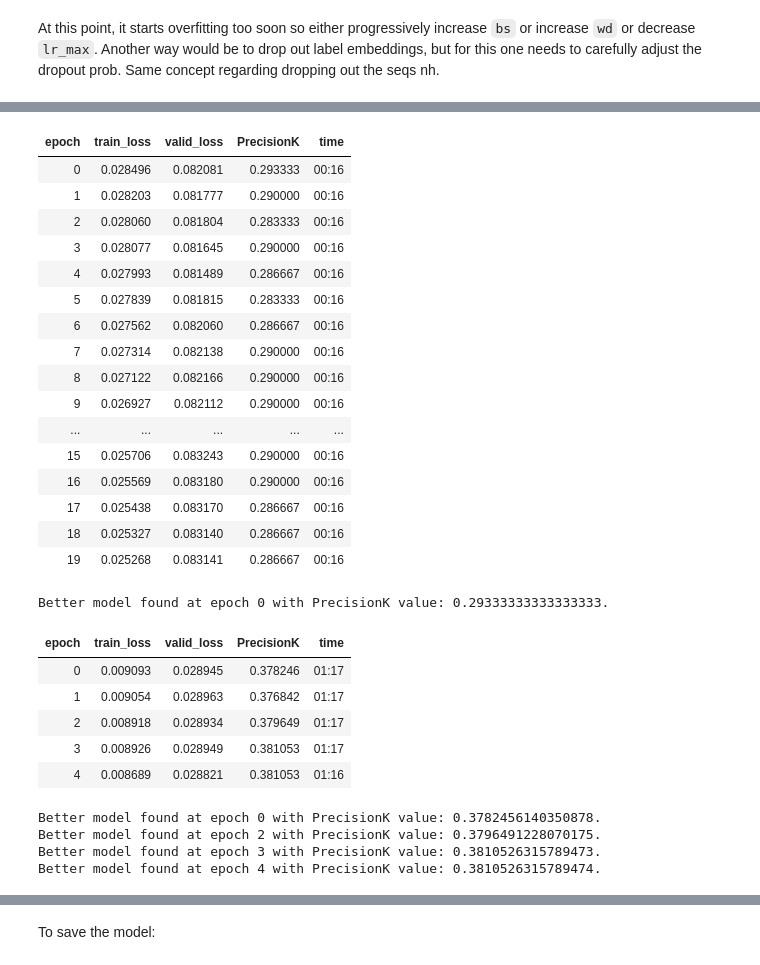
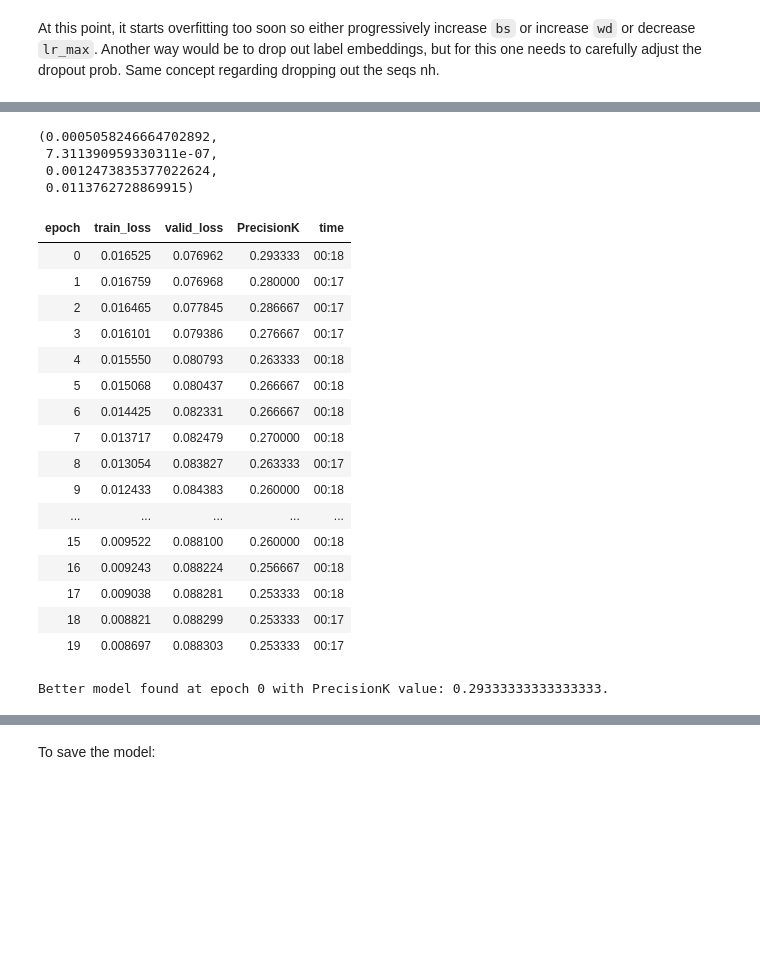
Before and after one commit to debjyotiSRoy/xcube_old, a Jupyter notebook: nbs/examples/mimic/sample/mimic3-9k_sample.ipynb, the cells around one changed output, grey strips where cells are left out. Saved outputs shown, nothing was run; the diff lists cells and outputs as text; code cells hidden in the pictures; blank space fills up the shorter version.

```diff
--- a/nbs/examples/mimic/sample/mimic3-9k_sample.ipynb
+++ b/nbs/examples/mimic/sample/mimic3-9k_sample.ipynb
@@ -706,2 +703,0 @@ Better model found at epoch 7 with PrecisionK value: 0.3.
-# %%
-learn.fit_one_cycle(1, lr_max=lr_min, moms=(0.8,0.7,0.8), wd=0.1)
@@ -716,6 +709,6 @@ Now we will pass -2 to `freeze_to` to freeze all except the last two parameter g
 learn.freeze_to(-2)
 # %%
 learn.fit_one_cycle(5, lr_max=1e-3, moms=(0.8,0.7,0.8), wd=0.1,
-                    cbs=SaveModelCallback(monitor='PrecisionK', fname=file_prefix+'_clas'))
+                    cbs=SaveModelCallback(monitor='PrecisionK', fname=clas_path.stem))
 # %% [output]
 | epoch | train_loss | valid_loss | PrecisionK | time |
@@ -734,6 +724,6 @@ Now we will unfreeze a bit more, recompute learning rate and continue training:
 learn.freeze_to(-3)
 # %%
 learn.fit_one_cycle(6, lr_max=1e-3, moms=(0.8,0.7,0.8), wd=0.2,
-                   cbs=SaveModelCallback(monitor='PrecisionK', fname=file_prefix+'_clas'))
+                   cbs=SaveModelCallback(monitor='PrecisionK', fname=clas_path.stem))
 # %% [output]
 | epoch | train_loss | valid_loss | PrecisionK | time |
@@ -751,3 +738,0 @@ learn.freeze_to(-4)
-# %%
-learn.fit_one_cycle(5, lr_max=1e-3, moms=(0.8,0.7,0.8), wd=0.2,
-                   cbs=SaveModelCallback(monitor='PrecisionK', fname=file_prefix+'_clas'))
@@ -769,36 +750,29 @@ At this point, it starts overfitting too soon so either progressively increase `
+# %%
+lr_min, lr_steep, lr_valley, lr_slide
+# %% [output]
+(0.0005058246664702892,
+ 7.311390959330311e-07,
+ 0.0012473835377022624,
+ 0.0113762728869915)
 # %%
-learn.fit_one_cycle(20, lr_max=1e-4, moms=(0.8,0.7,0.8), wd=0.2,
-                   cbs=SaveModelCallback(monitor='PrecisionK', fname=file_prefix+'_clas'))
+learn.fit_one_cycle(20, lr_max=5e-4, moms=(0.8,0.7,0.8), wd=0.2,
+                   cbs=SaveModelCallback(monitor='PrecisionK', fname=clas_path.stem))
 # %% [output]
 | epoch | train_loss | valid_loss | PrecisionK | time |
-| 0 | 0.028496 | 0.082081 | 0.293333 | 00:16 |
-| 1 | 0.028203 | 0.081777 | 0.290000 | 00:16 |
-| 2 | 0.028060 | 0.081804 | 0.283333 | 00:16 |
-| 3 | 0.028077 | 0.081645 | 0.290000 | 00:16 |
-| 4 | 0.027993 | 0.081489 | 0.286667 | 00:16 |
-| 5 | 0.027839 | 0.081815 | 0.283333 | 00:16 |
-| 6 | 0.027562 | 0.082060 | 0.286667 | 00:16 |
-| 7 | 0.027314 | 0.082138 | 0.290000 | 00:16 |
-| 8 | 0.027122 | 0.082166 | 0.290000 | 00:16 |
-| 9 | 0.026927 | 0.082112 | 0.290000 | 00:16 |
+| 0 | 0.016525 | 0.076962 | 0.293333 | 00:18 |
+| 1 | 0.016759 | 0.076968 | 0.280000 | 00:17 |
+| 2 | 0.016465 | 0.077845 | 0.286667 | 00:17 |
+| 3 | 0.016101 | 0.079386 | 0.276667 | 00:17 |
+| 4 | 0.015550 | 0.080793 | 0.263333 | 00:18 |
+| 5 | 0.015068 | 0.080437 | 0.266667 | 00:18 |
+| 6 | 0.014425 | 0.082331 | 0.266667 | 00:18 |
+| 7 | 0.013717 | 0.082479 | 0.270000 | 00:18 |
+| 8 | 0.013054 | 0.083827 | 0.263333 | 00:17 |
+| 9 | 0.012433 | 0.084383 | 0.260000 | 00:18 |
 | ... | ... | ... | ... | ... |
-| 15 | 0.025706 | 0.083243 | 0.290000 | 00:16 |
-| 16 | 0.025569 | 0.083180 | 0.290000 | 00:16 |
-| 17 | 0.025438 | 0.083170 | 0.286667 | 00:16 |
-| 18 | 0.025327 | 0.083140 | 0.286667 | 00:16 |
-| 19 | 0.025268 | 0.083141 | 0.286667 | 00:16 |
+| 15 | 0.009522 | 0.088100 | 0.260000 | 00:18 |
+| 16 | 0.009243 | 0.088224 | 0.256667 | 00:18 |
+| 17 | 0.009038 | 0.088281 | 0.253333 | 00:18 |
+| 18 | 0.008821 | 0.088299 | 0.253333 | 00:17 |
+| 19 | 0.008697 | 0.088303 | 0.253333 | 00:17 |
 Better model found at epoch 0 with PrecisionK value: 0.29333333333333333.
-# %%
-learn.fit_one_cycle(5, lr_max=1e-4, moms=(0.8,0.7,0.8), wd=0.2,
-                   cbs=SaveModelCallback(monitor='PrecisionK', fname=file_prefix+'_clas'))
-# %% [output]
-| epoch | train_loss | valid_loss | PrecisionK | time |
-| 0 | 0.009093 | 0.028945 | 0.378246 | 01:17 |
-| 1 | 0.009054 | 0.028963 | 0.376842 | 01:17 |
-| 2 | 0.008918 | 0.028934 | 0.379649 | 01:17 |
-| 3 | 0.008926 | 0.028949 | 0.381053 | 01:17 |
-| 4 | 0.008689 | 0.028821 | 0.381053 | 01:16 |
-Better model found at epoch 0 with PrecisionK value: 0.3782456140350878.
-Better model found at epoch 2 with PrecisionK value: 0.3796491228070175.
-Better model found at epoch 3 with PrecisionK value: 0.3810526315789473.
-Better model found at epoch 4 with PrecisionK value: 0.3810526315789474.
```
Also changed, not shown: parts of 64 cells of this notebook, 7 other files.
